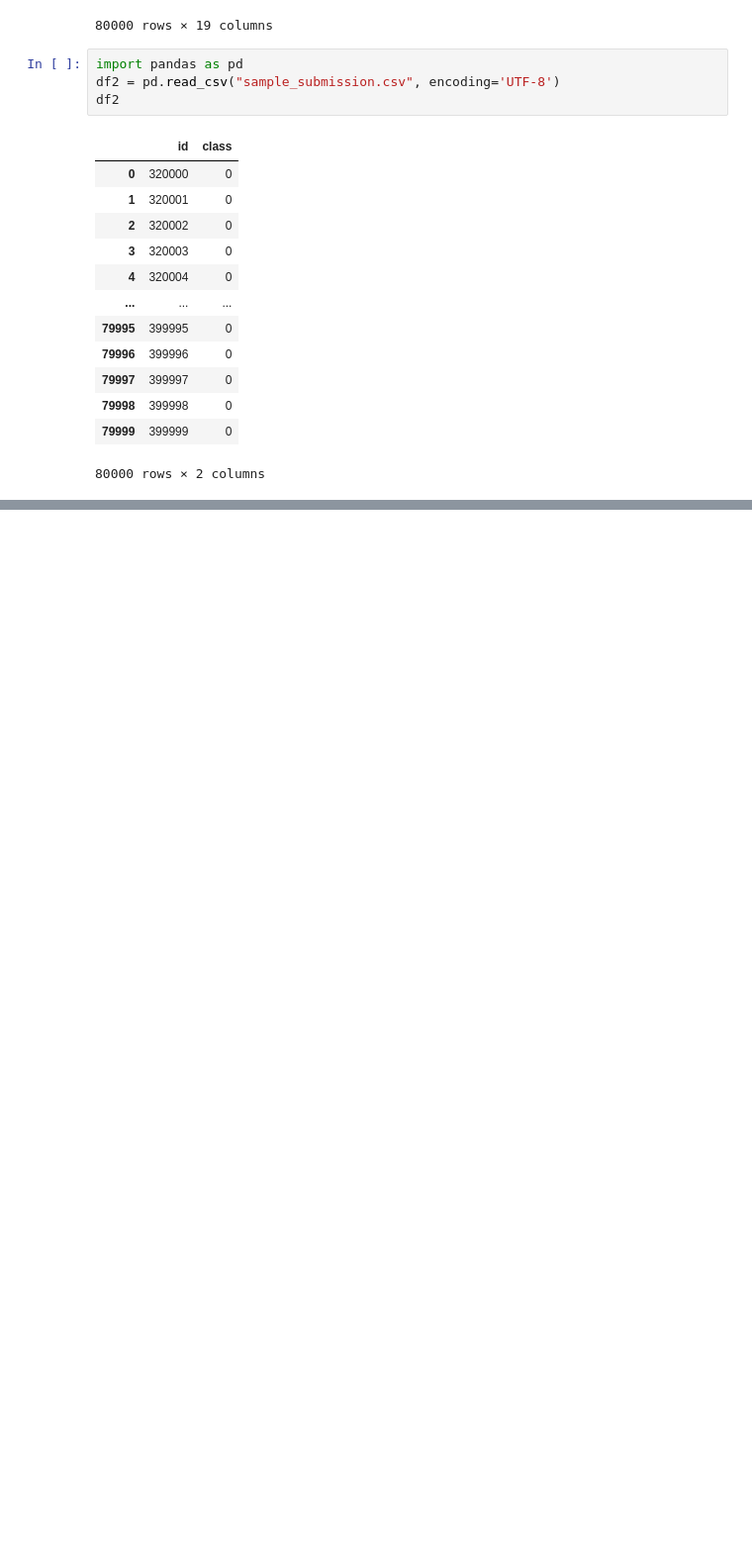
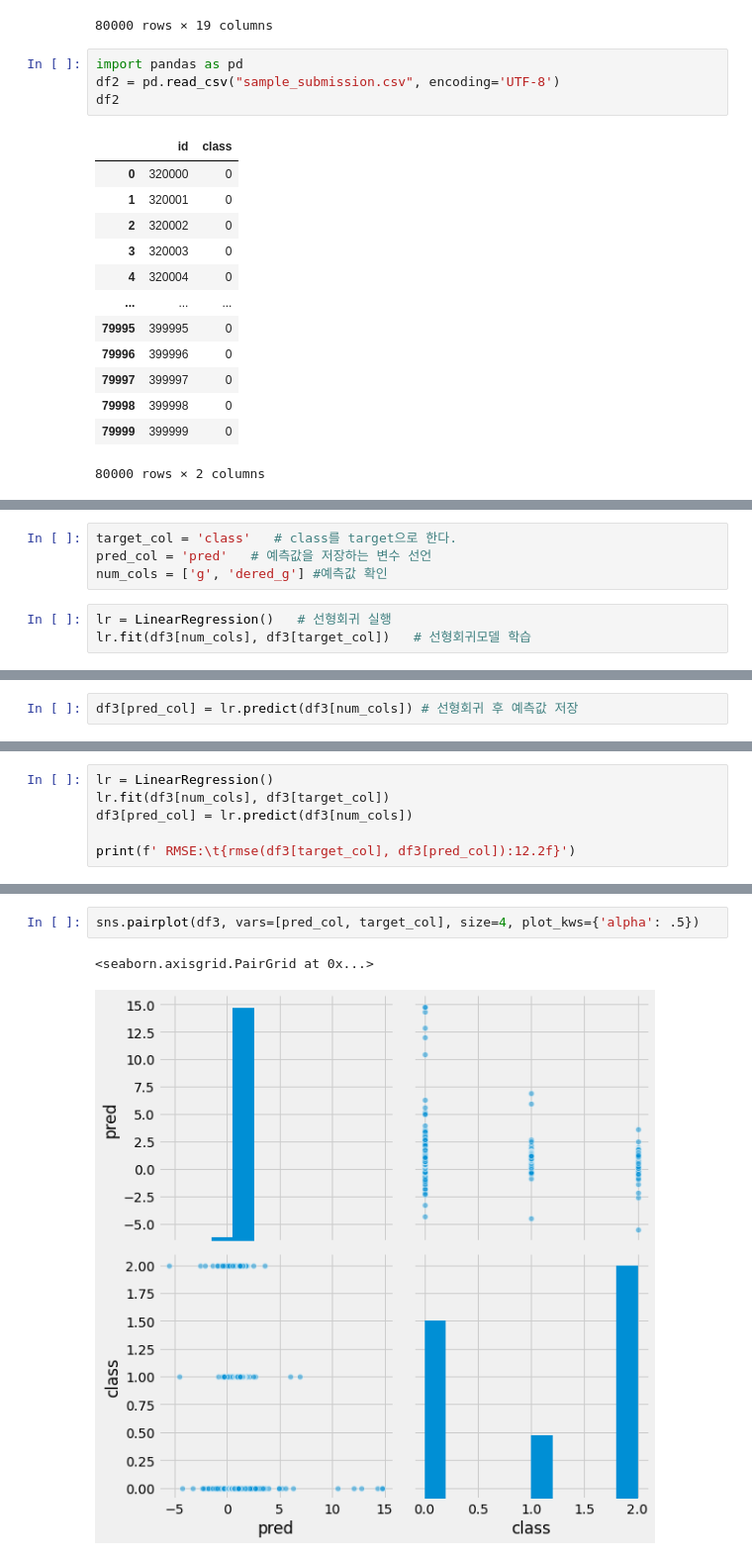
Before and after one commit to pch0789/nailedit, a Jupyter notebook: EDAdankook-checkpoint.ipynb, the cells around one changed output, grey strips where cells are left out. Shown: that part at 99% size. Drawn from its saved outputs; the diff is of its cells as text; blank space fills up the shorter version.

```diff
--- a/EDAdankook-checkpoint.ipynb
+++ b/EDAdankook-checkpoint.ipynb
@@ -75,0 +110,7 @@ df2
+# %%
+target_col = 'class'   # class를 target으로 한다.
+pred_col = 'pred'   # 예측값을 저장하는 변수 선언
+num_cols = ['g', 'dered_g'] #예측값 확인
+# %%
+lr = LinearRegression()   # 선형회귀 실행
+lr.fit(df3[num_cols], df3[target_col])   # 선형회귀모델 학습
@@ -75,0 +119,2 @@ df2
+# %%
+df3[pred_col] = lr.predict(df3[num_cols]) # 선형회귀 후 예측값 저장
@@ -75,0 +131,6 @@ df2
+# %%
+lr = LinearRegression()
+lr.fit(df3[num_cols], df3[target_col])
+df3[pred_col] = lr.predict(df3[num_cols])
+
+print(f' RMSE:\t{rmse(df3[target_col], df3[pred_col]):12.2f}')
@@ -75,0 +159,5 @@ df2
+# %%
+sns.pairplot(df3, vars=[pred_col, target_col], size=4, plot_kws={'alpha': .5})
+# %% [output]
+<seaborn.axisgrid.PairGrid at 0x...>
+[figure, added]
```
Also changed, not shown: parts of 14 cells of this notebook.
